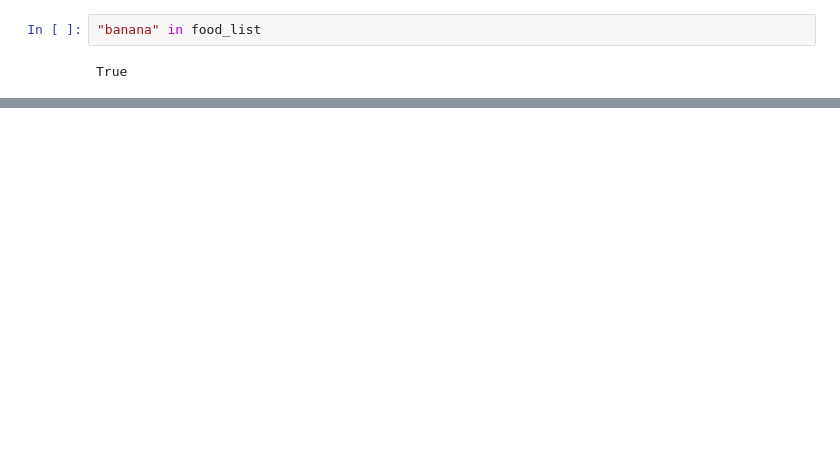
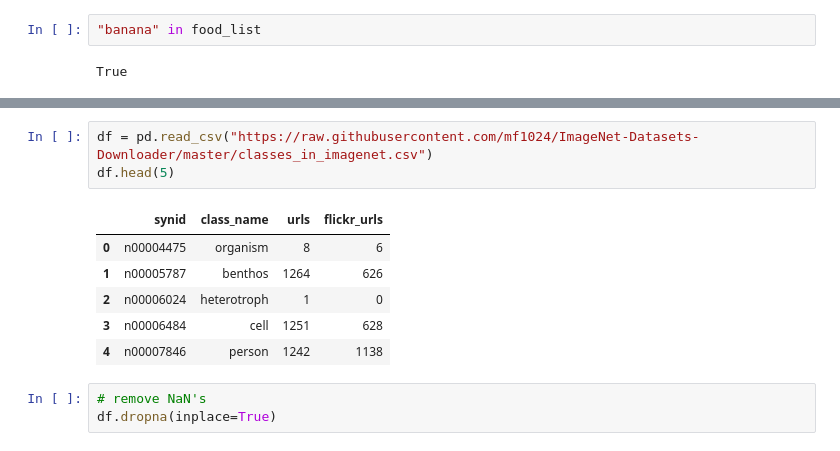
Before and after one commit to eric-sun92/foodnotfood, a Jupyter notebook: data_exploration.ipynb, the cells around one changed output, grey strips where cells are left out. Cells and saved outputs as stored; diff of their text form; blank space fills up the shorter version.

```diff
--- a/data_exploration.ipynb
+++ b/data_exploration.ipynb
@@ -91,0 +142,13 @@ butterhead_lettuce
+# %%
+df = pd.read_csv("https://raw.githubusercontent.com/mf1024/ImageNet-Datasets-Downloader/master/classes_in_imagenet.csv")
+df.head(5)
+# %% [output]
+|  | synid | class_name | urls | flickr_urls |
+| 0 | n00004475 | organism | 8 | 6 |
+| 1 | n00005787 | benthos | 1264 | 626 |
+| 2 | n00006024 | heterotroph | 1 | 0 |
+| 3 | n00006484 | cell | 1251 | 628 |
+| 4 | n00007846 | person | 1242 | 1138 |
+# %%
+# remove NaN's
+df.dropna(inplace=True)
```
Also changed, not shown: parts of 16 cells of this notebook, 3 other files.
